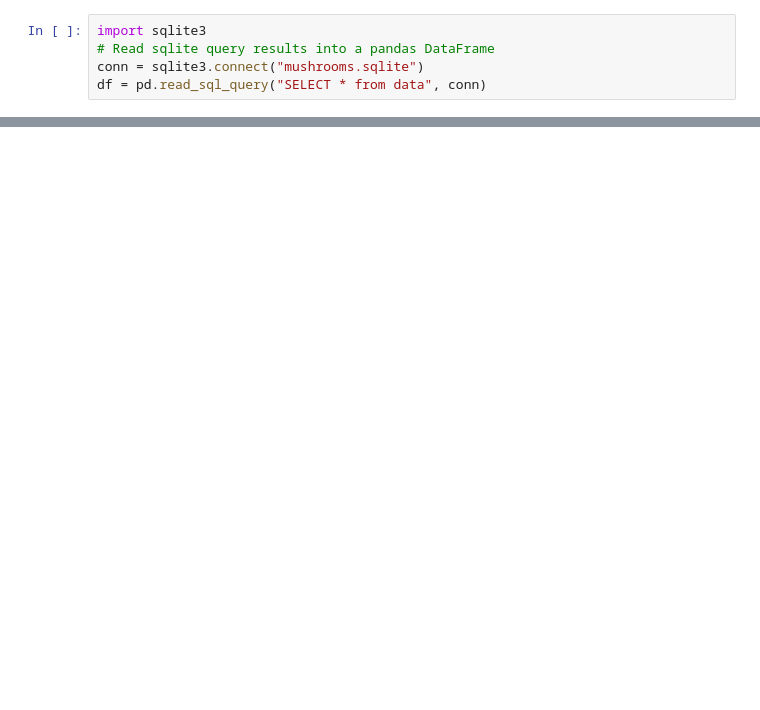
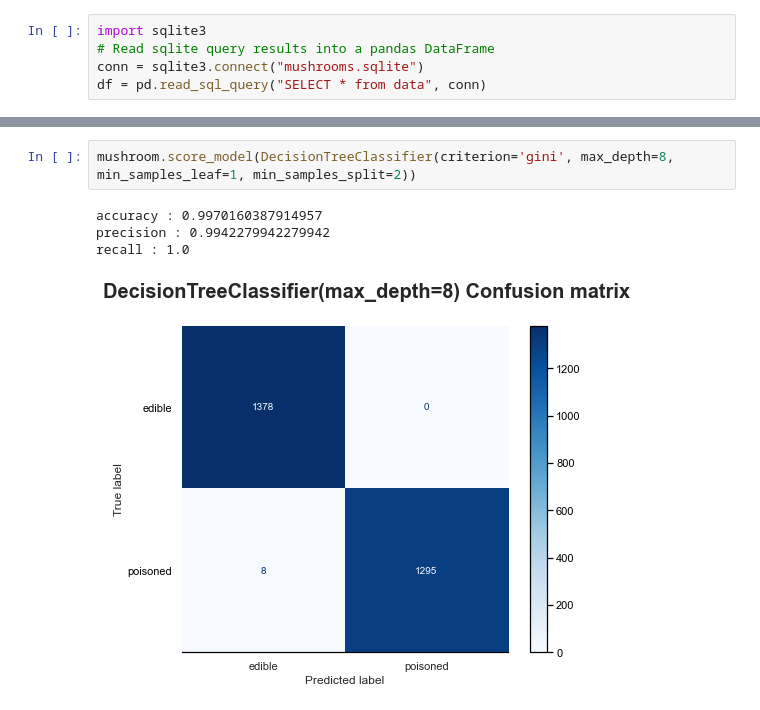
Before and after one commit to art2mkl/good_mushrooms, a Jupyter notebook: ml_default.ipynb, the cells around one changed output, grey strips where cells are left out. Saved outputs shown, nothing was run; the diff lists cells and outputs as text; blank space fills up the shorter version.

```diff
--- a/ml_default.ipynb
+++ b/ml_default.ipynb
@@ -415,0 +569,7 @@ display_list
+# %%
+mushroom.score_model(DecisionTreeClassifier(criterion='gini', max_depth=8, min_samples_leaf=1, min_samples_split=2))
+# %% [output]
+accuracy : 0.9970160387914957
+precision : 0.9942279942279942
+recall : 1.0
+[figure, added]
```
Also changed, not shown: parts of 97 cells of this notebook, 7 other files.
